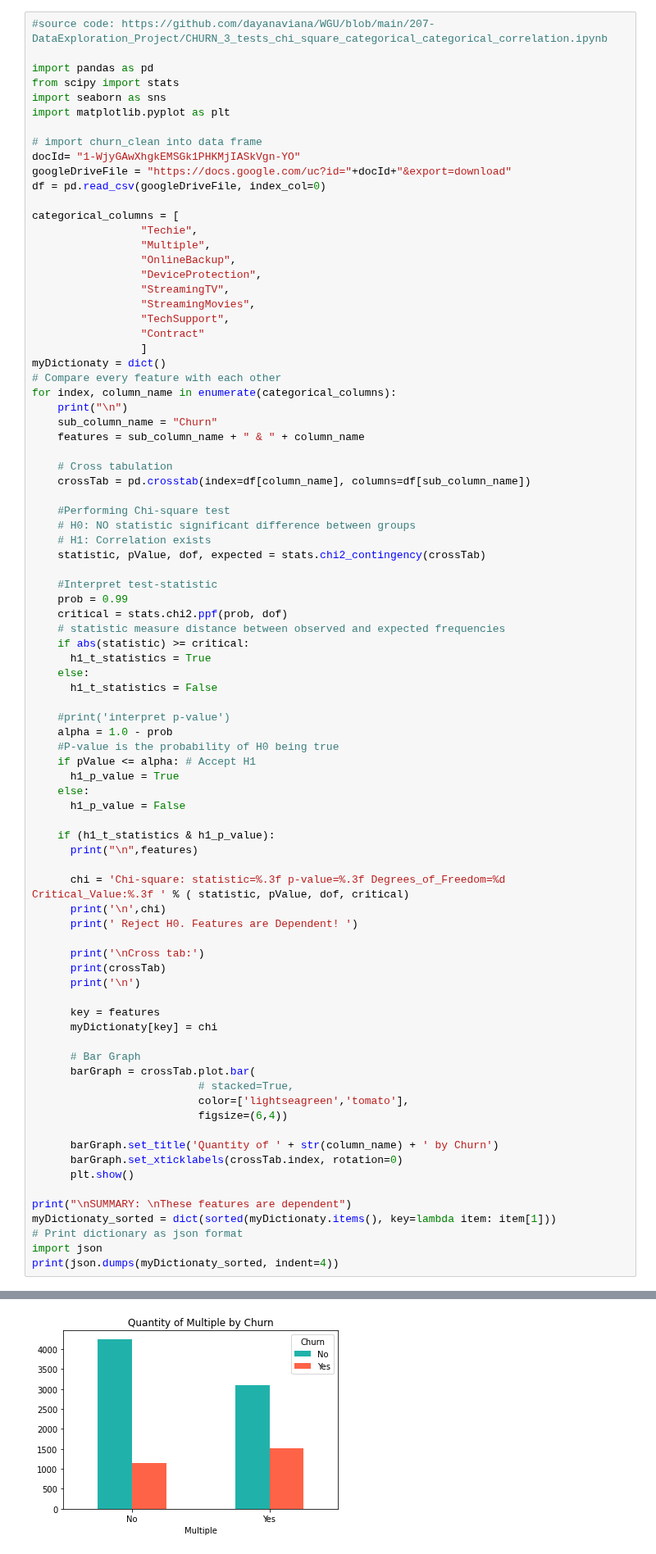
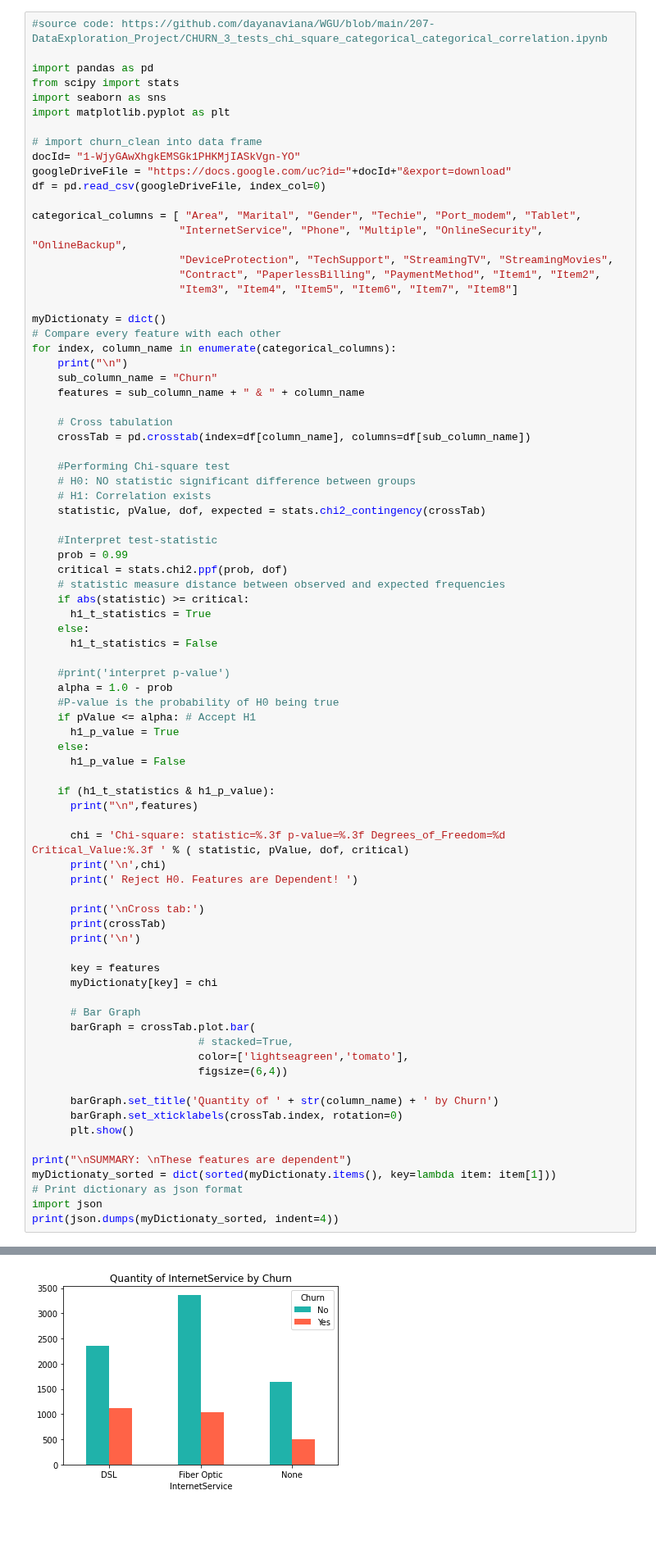
Before and after one commit to dayanaviana/WGU, a Jupyter notebook: 207-DataExploration_Project/CHURN_3_tests_chi_square_categorical_categorical_correlation.ipynb, the cells around one changed output, grey strips where cells are left out. Shown at 82% size. Cells and saved outputs as stored; diff of their text form; blank space fills up the shorter version.

Commit message:
Add categorical columns

```diff
--- a/207-DataExploration_Project/CHURN_3_tests_chi_square_categorical_categorical_correlation.ipynb
+++ b/207-DataExploration_Project/CHURN_3_tests_chi_square_categorical_categorical_correlation.ipynb
@@ -29,16 +29,12 @@ docId= "1-WjyGAwXhgkEMSGk1PHKMjIASkVgn-YO"
 googleDriveFile = "https://docs.google.com/uc?id="+docId+"&export=download"
 df = pd.read_csv(googleDriveFile, index_col=0)
 
-categorical_columns = [
-                 "Techie",
-                 "Multiple",
-                 "OnlineBackup",
-                 "DeviceProtection",
-                 "StreamingTV",
-                 "StreamingMovies",
-                 "TechSupport",
-                 "Contract"
-                 ]
+categorical_columns = [ "Area", "Marital", "Gender", "Techie", "Port_modem", "Tablet",
+                       "InternetService", "Phone", "Multiple", "OnlineSecurity", "OnlineBackup",
+                       "DeviceProtection", "TechSupport", "StreamingTV", "StreamingMovies",
+                       "Contract", "PaperlessBilling", "PaymentMethod", "Item1", "Item2",
+                       "Item3", "Item4", "Item5", "Item6", "Item7", "Item8"]
+
 myDictionaty = dict()
 # Compare every feature with each other
 for index, column_name in enumerate(categorical_columns):
@@ -125 +122 @@ Yes       3097  1511
-[figure, old version]
+[figure, new version]
```
Also changed, not shown: parts of 1 cell of this notebook.
